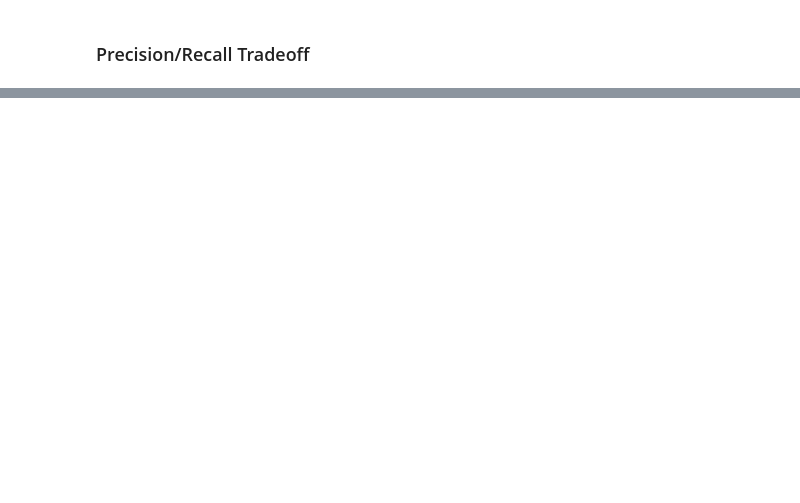
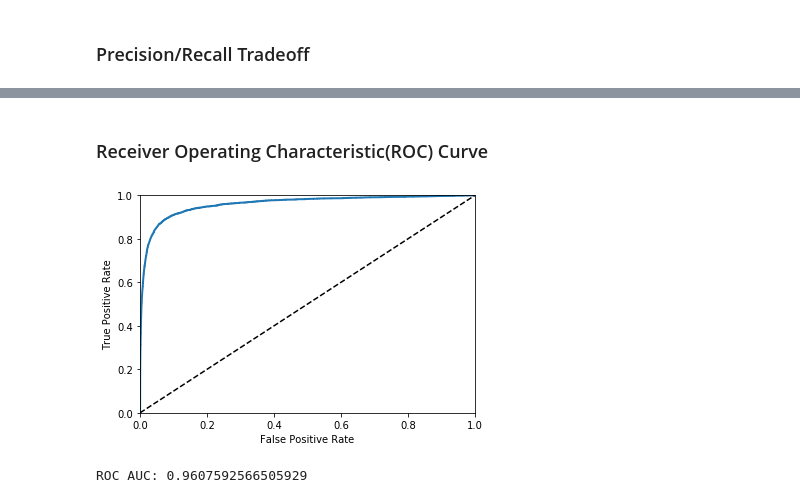
Before and after one commit to jerome9189/scikit-learning, a Jupyter notebook: MNIST.ipynb, the cells around one changed output, grey strips where cells are left out. Saved outputs shown, nothing was run; the diff lists cells and outputs as text; code cells hidden in the pictures; blank space fills up the shorter version.

Commit message:
Add ROC curve

```diff
--- a/MNIST.ipynb
+++ b/MNIST.ipynb
@@ -203,0 +204,27 @@ Recall: 0.5633646928610957
+# %% [markdown]
+### Receiver Operating Characteristic(ROC) Curve
+# %%
+#the ROC curve plots sensitivity(recall) vs 1-specificity, where specificity is the true negative rate(the
+#ratio of negative instances that are correctly classified as negative)
+from sklearn.metrics import roc_curve
+
+fpr, tpr, thresholds = roc_curve(y_train_5, y_scores)
+# %%
+def plot_roc_curve(fpr, tpr, label=None):
+    plt.plot(fpr, tpr, linewidth=2,label=label)
+    plt.plot([0, 1], [0, 1], 'k--')
+    plt.axis([0, 1, 0, 1])
+    plt.xlabel('False Positive Rate')
+    plt.ylabel('True Positive Rate')
+
+plot_roc_curve(fpr, tpr)
+plt.show()
+# %% [output]
+[figure, added]
+# %%
+#a perfect classifier will have a ROC AUC(Area Under Curve) equal to 1.
+from sklearn.metrics import roc_auc_score
+
+print("ROC AUC:", roc_auc_score(y_train_5, y_scores))
+# %% [output]
+ROC AUC: 0.9607592566505929
```
Also changed, not shown: parts of 9 cells of this notebook.
